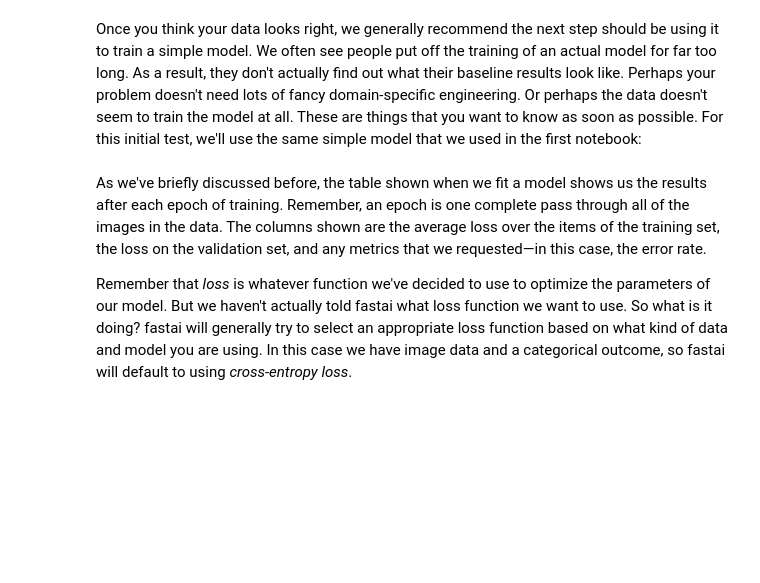
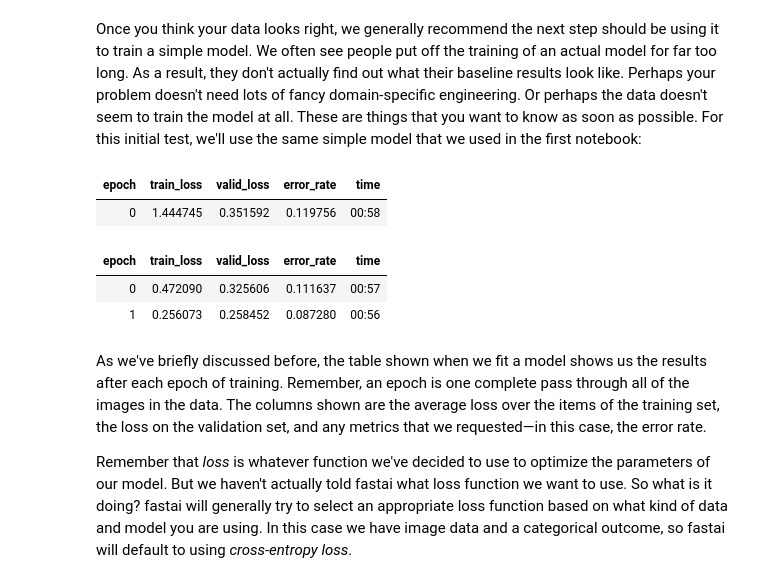
Before and after one commit to tdekelver-bd/Intro-to-DL-BD-2023, a Jupyter notebook: intro-dl-day1-3-going-deeper-pet-breeds.ipynb, the cells around one changed output. Cells and saved outputs as stored; diff of their text form; code cells hidden in the pictures; blank space fills up the shorter version.

Commit message:
Kaggle Notebook | Intro_DL_Day1.3-Going-deeper-pet-breeds | Version 3

```diff
--- a/intro-dl-day1-3-going-deeper-pet-breeds.ipynb
+++ b/intro-dl-day1-3-going-deeper-pet-breeds.ipynb
@@ -242,9 +223,18 @@ The fastai library also provides simple ways to check your data looks right befo
 
 
 Once you think your data looks right, we generally recommend the next step should be using it to train a simple model. We often see people put off the training of an actual model for far too long. As a result, they don't actually find out what their baseline results look like. Perhaps your problem doesn't need lots of fancy domain-specific engineering. Or perhaps the data doesn't seem to train the model at all. These are things that you want to know as soon as possible. For this initial test, we'll use the same simple model that we used in the first notebook:
+# %%
+pets_new = pets.new(item_tfms=Resize(224))  # disable the aug_transforms as it does not work on kaggle on GPU
+dls_new = pets_new.dataloaders(path/"images")
 # %%
-learn = vision_learner(dls, resnet34, metrics=error_rate)
+learn = cnn_learner(dls_new, resnet34, metrics=error_rate)
 learn.fine_tune(2)
+# %% [output]
+| epoch | train_loss | valid_loss | error_rate | time |
+| 0 | 1.444745 | 0.351592 | 0.119756 | 00:58 |
+| epoch | train_loss | valid_loss | error_rate | time |
+| 0 | 0.472090 | 0.325606 | 0.111637 | 00:57 |
+| 1 | 0.256073 | 0.258452 | 0.087280 | 00:56 |
 # %% [markdown]
 As we've briefly discussed before, the table shown when we fit a model shows us the results after each epoch of training. Remember, an epoch is one complete pass through all of the images in the data. The columns shown are the average loss over the items of the training set, the loss on the validation set, and any metrics that we requested—in this case, the error rate.
 
```
Also changed, not shown: parts of 7 cells of this notebook.
